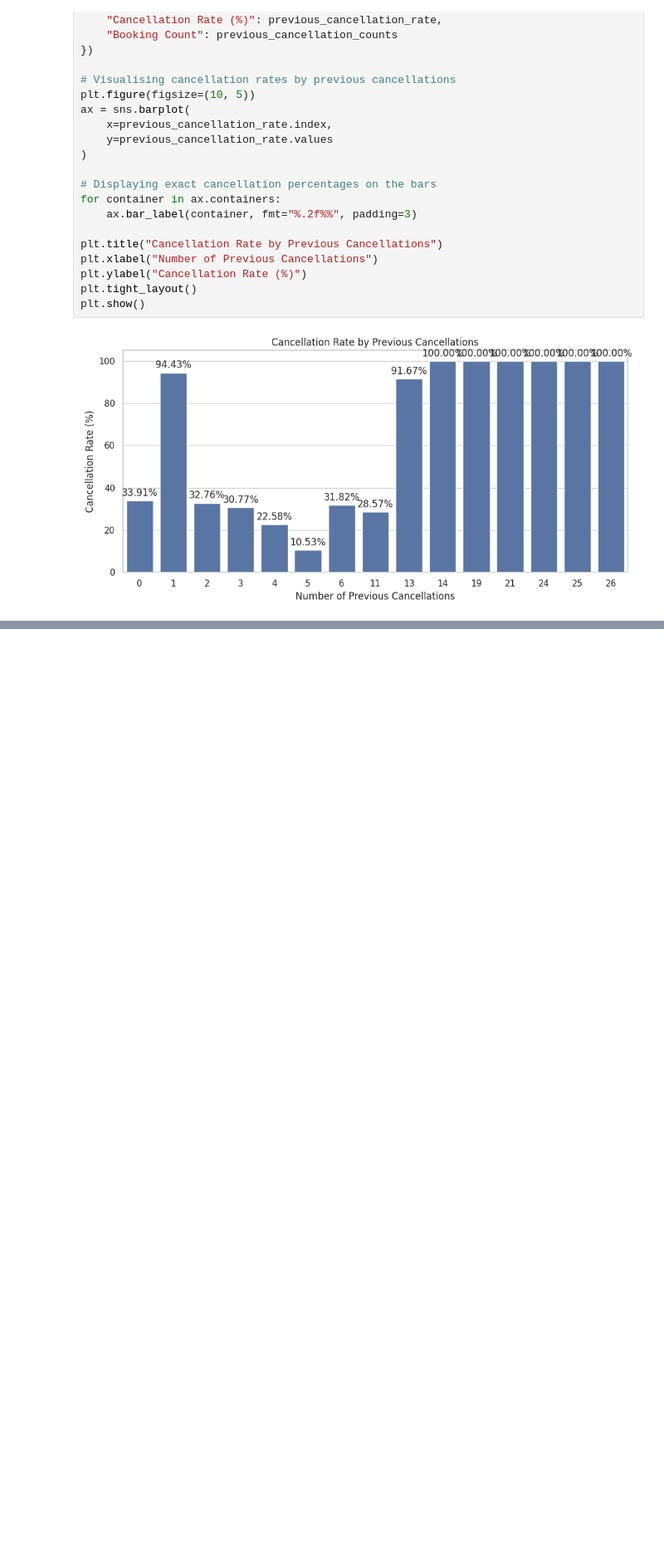
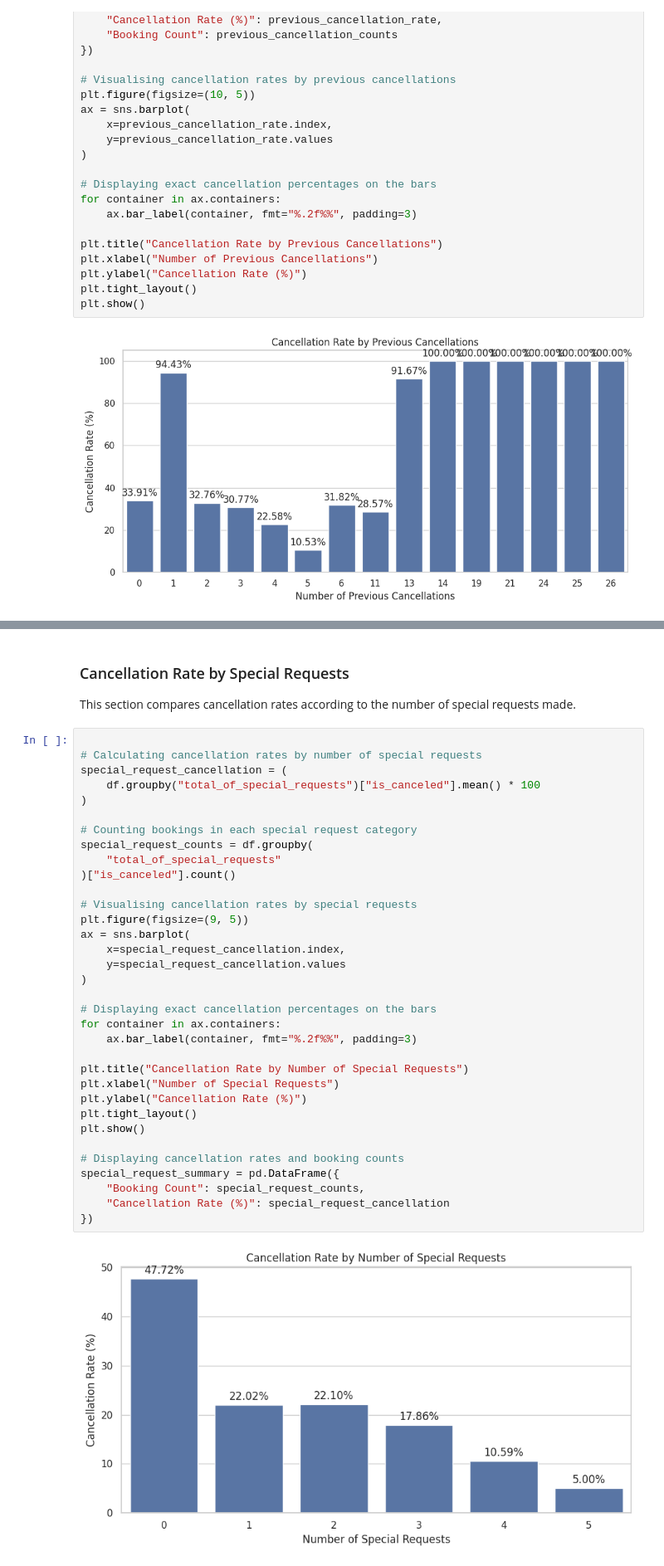
Before and after one commit to Battsengel2026124/ST_ML_C3_Hotel_Booking, a Jupyter notebook: Hotel_Booking_CA_3.ipynb, the cells around one changed output, grey strips where cells are left out. Shown at 83% size. Saved outputs shown, nothing was run; the diff lists cells and outputs as text; blank space fills up the shorter version.

Commit message:
Graph rate by special requests

```diff
--- a/Hotel_Booking_CA_3.ipynb
+++ b/Hotel_Booking_CA_3.ipynb
@@ -388,0 +426,40 @@ plt.show()
+# %% [markdown]
+
+### Cancellation Rate by Special Requests
+This section compares cancellation rates according to the number of special requests made.
+# %%
+
+# Calculating cancellation rates by number of special requests
+special_request_cancellation = (
+    df.groupby("total_of_special_requests")["is_canceled"].mean() * 100
+)
+
+# Counting bookings in each special request category
+special_request_counts = df.groupby(
+    "total_of_special_requests"
+)["is_canceled"].count()
+
+# Visualising cancellation rates by special requests
+plt.figure(figsize=(9, 5))
+ax = sns.barplot(
+    x=special_request_cancellation.index,
+    y=special_request_cancellation.values
+)
+
+# Displaying exact cancellation percentages on the bars
+for container in ax.containers:
+    ax.bar_label(container, fmt="%.2f%%", padding=3)
+
+plt.title("Cancellation Rate by Number of Special Requests")
+plt.xlabel("Number of Special Requests")
+plt.ylabel("Cancellation Rate (%)")
+plt.tight_layout()
+plt.show()
+
+# Displaying cancellation rates and booking counts
+special_request_summary = pd.DataFrame({
+    "Booking Count": special_request_counts,
+    "Cancellation Rate (%)": special_request_cancellation
+})
+# %% [output]
+[figure, added]
```
Also changed, not shown: parts of 2 cells of this notebook.
